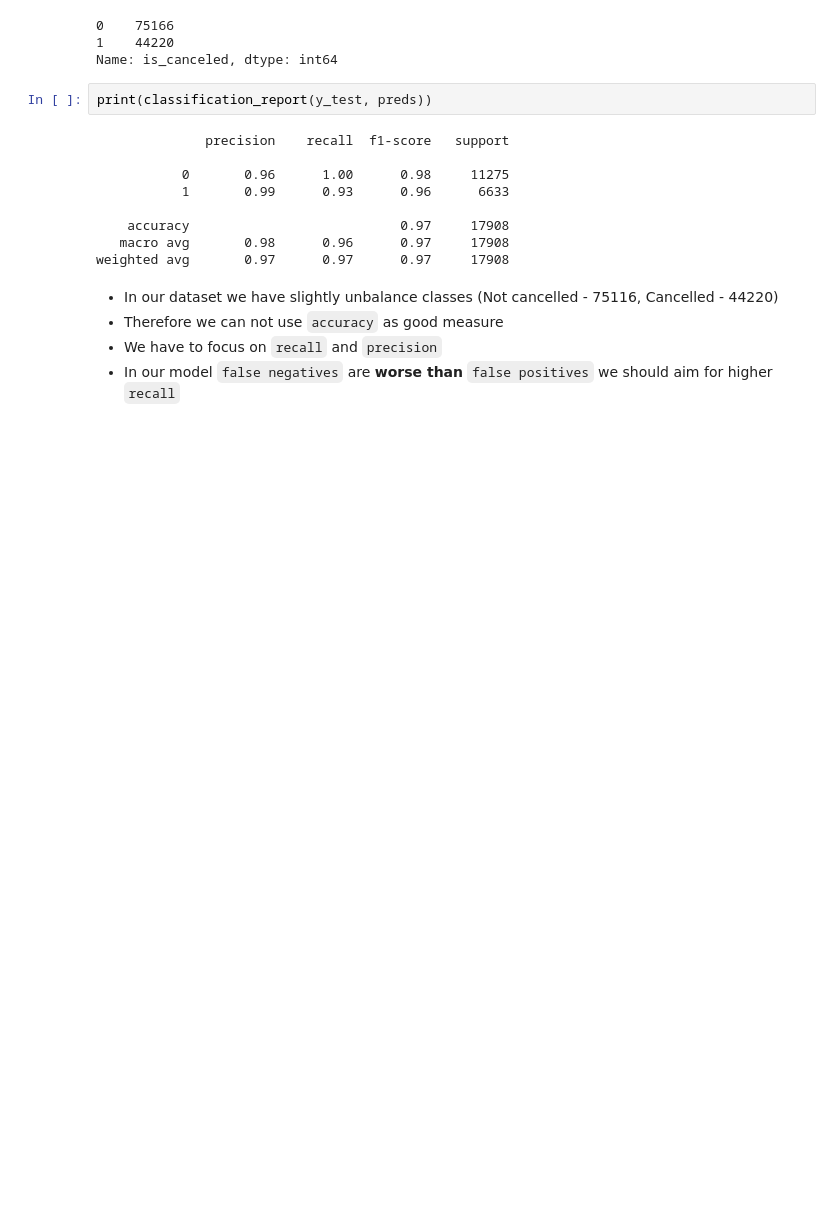
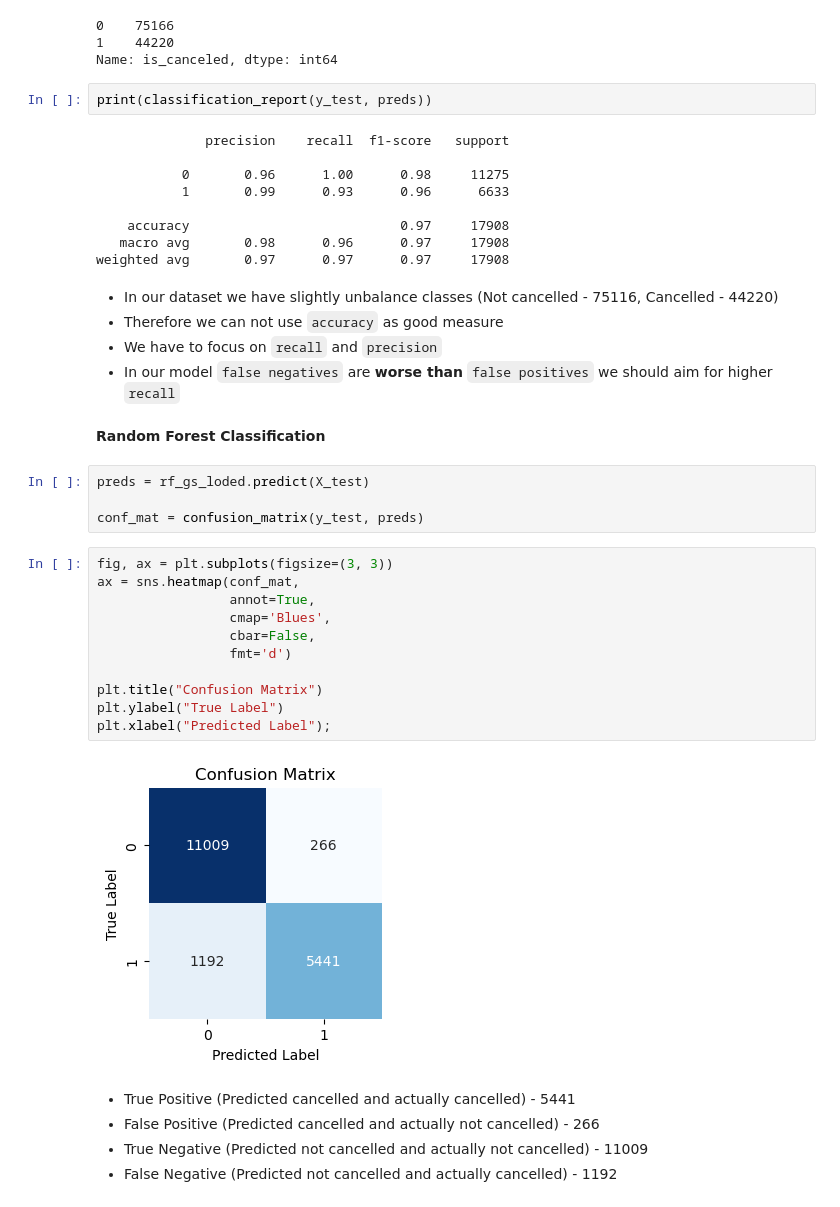
Before and after one commit to lonewol7f/hotel-booking-classification, a Jupyter notebook: hotel_booking.ipynb, the cells around one changed output. Cells and saved outputs as stored; diff of their text form; blank space fills up the shorter version.

```diff
--- a/hotel_booking.ipynb
+++ b/hotel_booking.ipynb
@@ -1046,3 +1046,27 @@ weighted avg       0.97      0.97      0.97     17908
 * Therefore we can not use `accuracy` as good measure
 * We have to focus on `recall` and `precision`
 * In our model `false negatives` are **worse than** `false positives` we should aim for higher `recall`
+# %% [markdown]
+**Random Forest Classification**
+# %%
+preds = rf_gs_loded.predict(X_test)
+
+conf_mat = confusion_matrix(y_test, preds)
+# %%
+fig, ax = plt.subplots(figsize=(3, 3))
+ax = sns.heatmap(conf_mat,
+                 annot=True,
+                 cmap='Blues',
+                 cbar=False,
+                 fmt='d')
+
+plt.title("Confusion Matrix")
+plt.ylabel("True Label")
+plt.xlabel("Predicted Label");
+# %% [output]
+[figure, added]
+# %% [markdown]
+* True Positive (Predicted cancelled and actually cancelled) - 5441
+* False Positive (Predicted cancelled and actually not cancelled) - 266
+* True Negative (Predicted not cancelled and actually not cancelled) - 11009
+* False Negative (Predicted not cancelled and actually cancelled) - 1192
```
Also changed, not shown: parts of 3 cells of this notebook.
